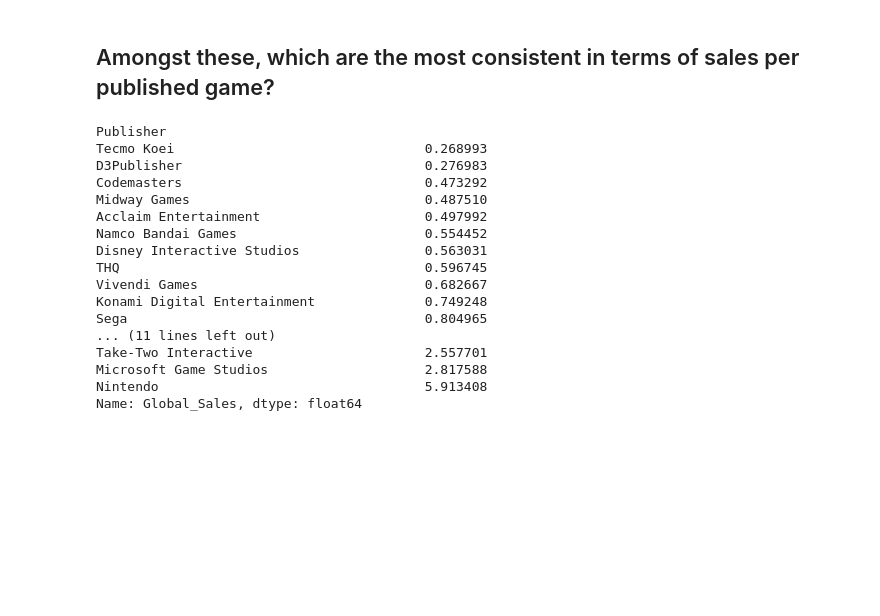
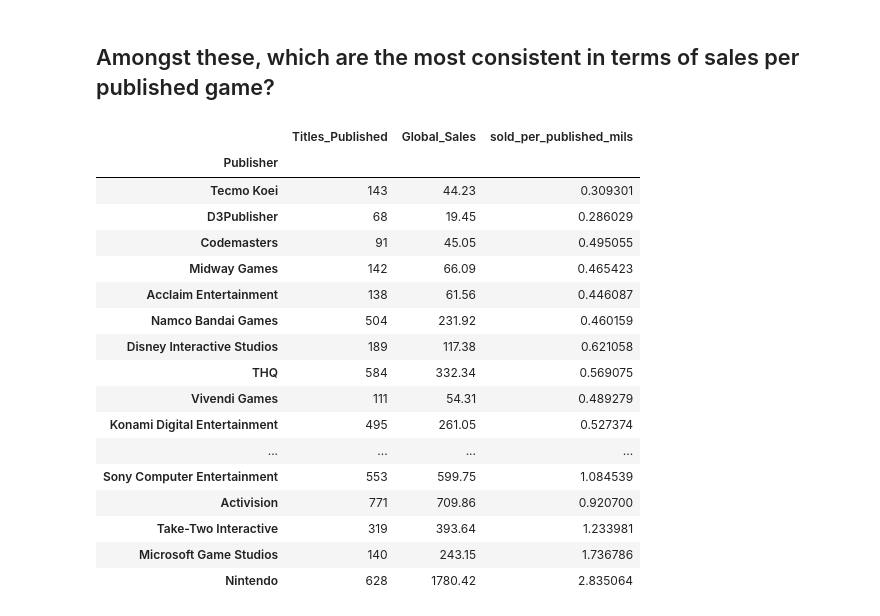
Before and after one commit to mf11y/Data_Sci_Projects, a Jupyter notebook: Data Story Telling - VGSales/VGSales.ipynb, the cells around one changed output. Cells and saved outputs as stored; diff of their text form; code cells hidden in the pictures; blank space fills up the shorter version.

```diff
--- a/Data Story Telling - VGSales/VGSales.ipynb
+++ b/Data Story Telling - VGSales/VGSales.ipynb
@@ -124,22 +126,24 @@ titles_sold_published.sort_values(['sold_per_published_mils'], ascending=False)
 # %% [markdown]
 ## Amongst these, which are the most consistent in terms of sales per published game?
 # %%
-data[data.Publisher.isin(top_25.index)].groupby('Publisher').Global_Sales.std().sort_values(ascending=True)
+publisher = data[data.Publisher.isin(top_25.index)].groupby('Publisher').Global_Sales.std().sort_values(ascending=True).index
+titles_sold_published.reindex(index = publisher)
 # %% [output]
-Publisher
-Tecmo Koei                                0.268993
-D3Publisher                               0.276983
-Codemasters                               0.473292
-Midway Games                              0.487510
-Acclaim Entertainment                     0.497992
-Namco Bandai Games                        0.554452
-Disney Interactive Studios                0.563031
-THQ                                       0.596745
-Vivendi Games                             0.682667
-Konami Digital Entertainment              0.749248
-Sega                                      0.804965
-... (11 lines left out)
-Take-Two Interactive                      2.557701
-Microsoft Game Studios                    2.817588
-Nintendo                                  5.913408
-Name: Global_Sales, dtype: float64
+|  | Titles_Published | Global_Sales | sold_per_published_mils |
+| Publisher |  |  |  |
+| Tecmo Koei | 143 | 44.23 | 0.309301 |
+| D3Publisher | 68 | 19.45 | 0.286029 |
+| Codemasters | 91 | 45.05 | 0.495055 |
+| Midway Games | 142 | 66.09 | 0.465423 |
+| Acclaim Entertainment | 138 | 61.56 | 0.446087 |
+| Namco Bandai Games | 504 | 231.92 | 0.460159 |
+| Disney Interactive Studios | 189 | 117.38 | 0.621058 |
+| THQ | 584 | 332.34 | 0.569075 |
+| Vivendi Games | 111 | 54.31 | 0.489279 |
+| Konami Digital Entertainment | 495 | 261.05 | 0.527374 |
+| ... | ... | ... | ... |
+| Sony Computer Entertainment | 553 | 599.75 | 1.084539 |
+| Activision | 771 | 709.86 | 0.920700 |
+| Take-Two Interactive | 319 | 393.64 | 1.233981 |
+| Microsoft Game Studios | 140 | 243.15 | 1.736786 |
+| Nintendo | 628 | 1780.42 | 2.835064 |
```
Also changed, not shown: parts of 13 cells of this notebook.
